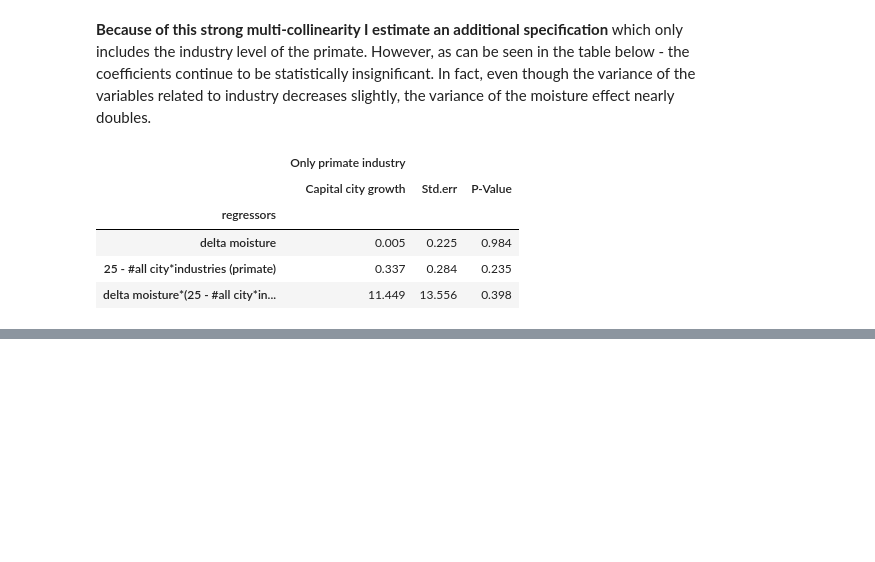
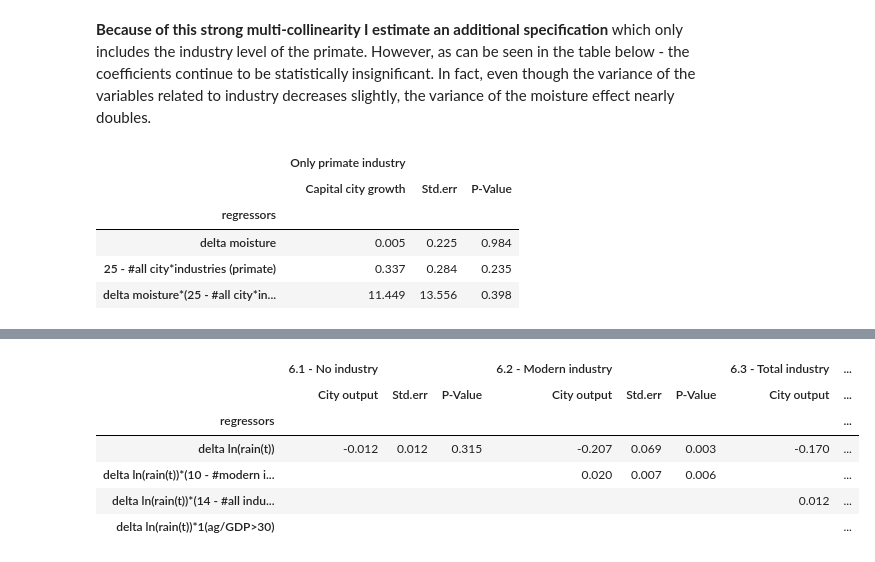
Before and after one commit to pcschreiber1/Henderson_2017_Replication, a Jupyter notebook: Replication notebook.ipynb, the cells around one changed output, grey strips where cells are left out. Cells and saved outputs as stored; diff of their text form; code cells hidden in the pictures; blank space fills up the shorter version.

```diff
--- a/Replication notebook.ipynb
+++ b/Replication notebook.ipynb
@@ -314,0 +336,32 @@ get_table_countrydata(regressors, specification, countrydata)
+# %%
+# ----------------------------------------------------------
+# ----------------   Table 6   -----------------------------
+# ----------------------------------------------------------
+citydata = pd.read_stata("data/citydata.dta")
+# specifying order of display
+regressors = ["dlnrain30",
+              "extent_agE_dlnrain",
+              "extent_agH_dlnrain",
+              "D_ag30_dlnrain"]
+
+specification = {"6.1 - No industry":
+                      ["dlnrain30"],
+                 "6.2 - Modern industry":
+                      ["dlnrain30",
+                       "extent_agE_dlnrain"],
+                 "6.3 - Total industry":
+                      ["dlnrain30",
+                       "extent_agH_dlnrain"],
+                 "6.4 - Share of agriculture":
+                      ["dlnrain30",
+                       "D_ag30_dlnrain"]}
+
+get_table_citydata(regressors, specification, citydata)
+# %% [output]
+|  | 6.1 - No industry |  |  | 6.2 - Modern industry |  |  | 6.3 - Total industry | ... |
+|  | City output | Std.err | P-Value | City output | Std.err | P-Value | City output | ... |
+| regressors |  |  |  |  |  |  |  | ... |
+| delta ln(rain(t)) | -0.012 | 0.012 | 0.315 | -0.207 | 0.069 | 0.003 | -0.170 | ... |
+| delta ln(rain(t))*(10 - #modern i... |  |  |  | 0.020 | 0.007 | 0.006 |  | ... |
+| delta ln(rain(t))*(14 - #all indu... |  |  |  |  |  |  | 0.012 | ... |
+| delta ln(rain(t))*1(ag/GDP>30) |  |  |  |  |  |  |  | ... |
```
Also changed, not shown: parts of 10 cells of this notebook.
